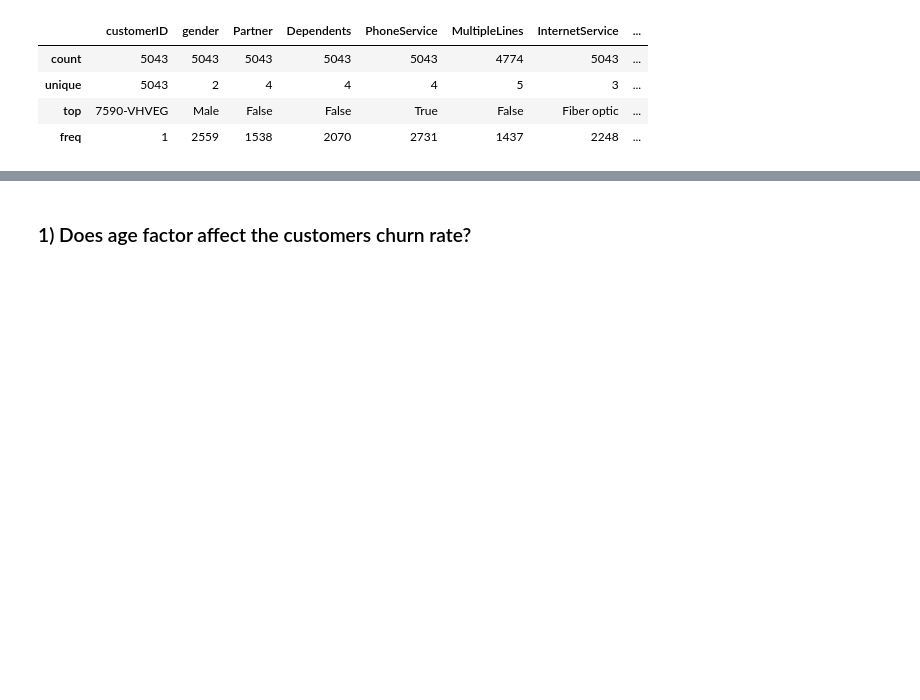
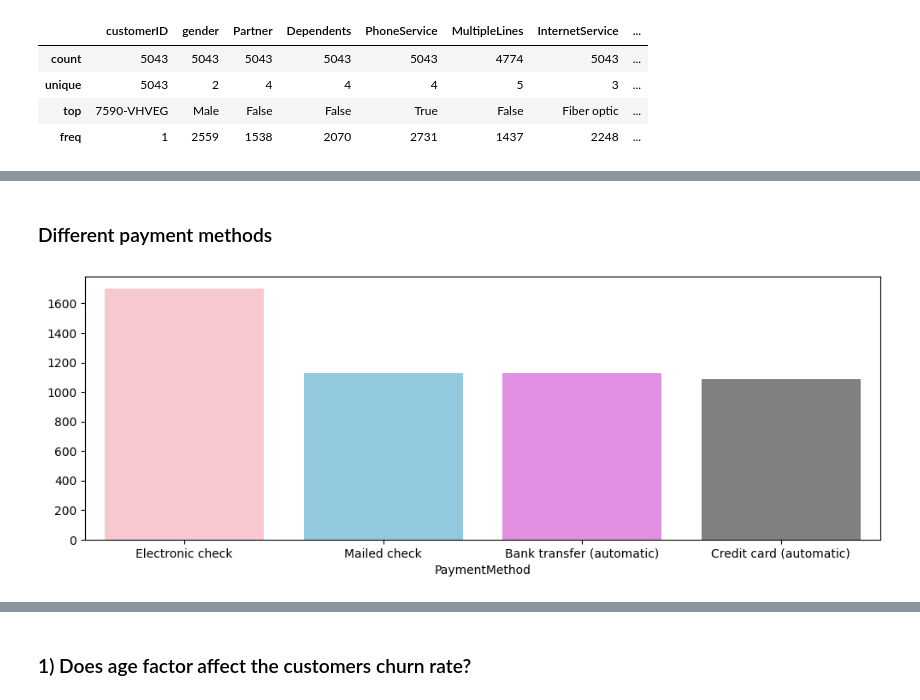
Before and after one commit to qochieng/LP2-Classification-Project, a Jupyter notebook: TelcoChurn-1.ipynb, the cells around one changed output, grey strips where cells are left out. Cells and saved outputs as stored; diff of their text form; code cells hidden in the pictures; blank space fills up the shorter version.

```diff
--- a/TelcoChurn-1.ipynb
+++ b/TelcoChurn-1.ipynb
@@ -227,0 +260,11 @@ plt.show()
+# %% [markdown]
+### Different payment methods
+# %%
+
+
+plt.figure(figsize=(12, 4))
+ax = sns.countplot(x="PaymentMethod", data=data, palette=['pink', 'skyblue', 'violet', 'grey'])
+ax.set(ylabel=None)
+plt.show()
+# %% [output]
+[figure, added]
```
Also changed, not shown: parts of 52 cells of this notebook, 1 other file.
